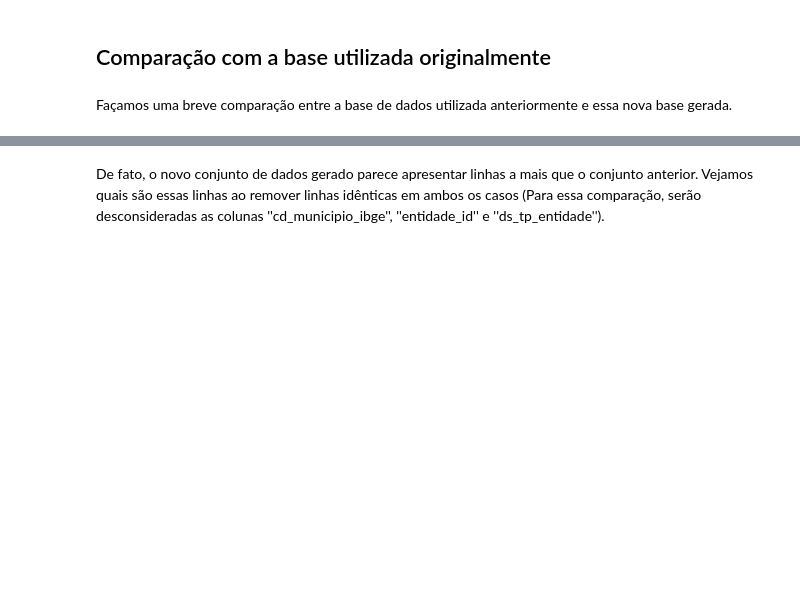
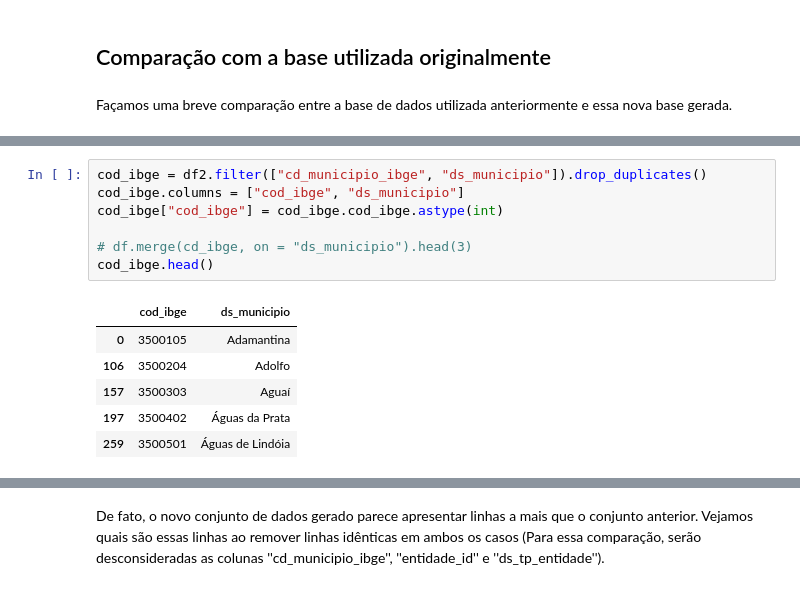
Before and after one commit to nhilariosilva/projeto_tcesp, a Jupyter notebook: Scrapping Transparência/Criação das Tabelas.ipynb, the cells around one changed output, grey strips where cells are left out. Saved outputs shown, nothing was run; the diff lists cells and outputs as text; blank space fills up the shorter version.

```diff
--- a/Scrapping Transparência/Criação das Tabelas.ipynb
+++ b/Scrapping Transparência/Criação das Tabelas.ipynb
@@ -391,0 +609,14 @@ df2.to_parquet("Data/base2022subitensagrupadospormesV2.parquet")
+# %%
+cod_ibge = df2.filter(["cd_municipio_ibge", "ds_municipio"]).drop_duplicates()
+cod_ibge.columns = ["cod_ibge", "ds_municipio"]
+cod_ibge["cod_ibge"] = cod_ibge.cod_ibge.astype(int)
+
+# df.merge(cd_ibge, on = "ds_municipio").head(3)
+cod_ibge.head()
+# %% [output]
+|  | cod_ibge | ds_municipio |
+| 0 | 3500105 | Adamantina |
+| 106 | 3500204 | Adolfo |
+| 157 | 3500303 | Aguaí |
+| 197 | 3500402 | Águas da Prata |
+| 259 | 3500501 | Águas de Lindóia |
```
Also changed, not shown: parts of 39 cells of this notebook, 15 other files.
